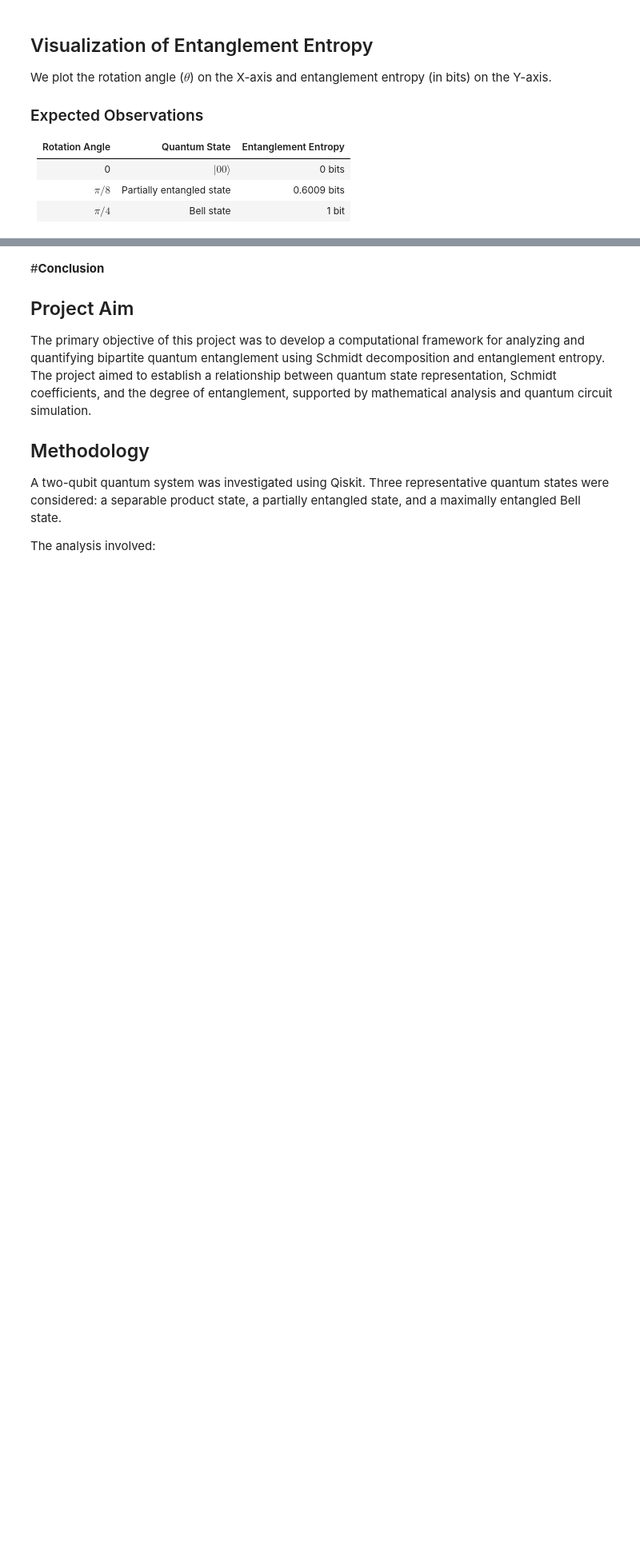
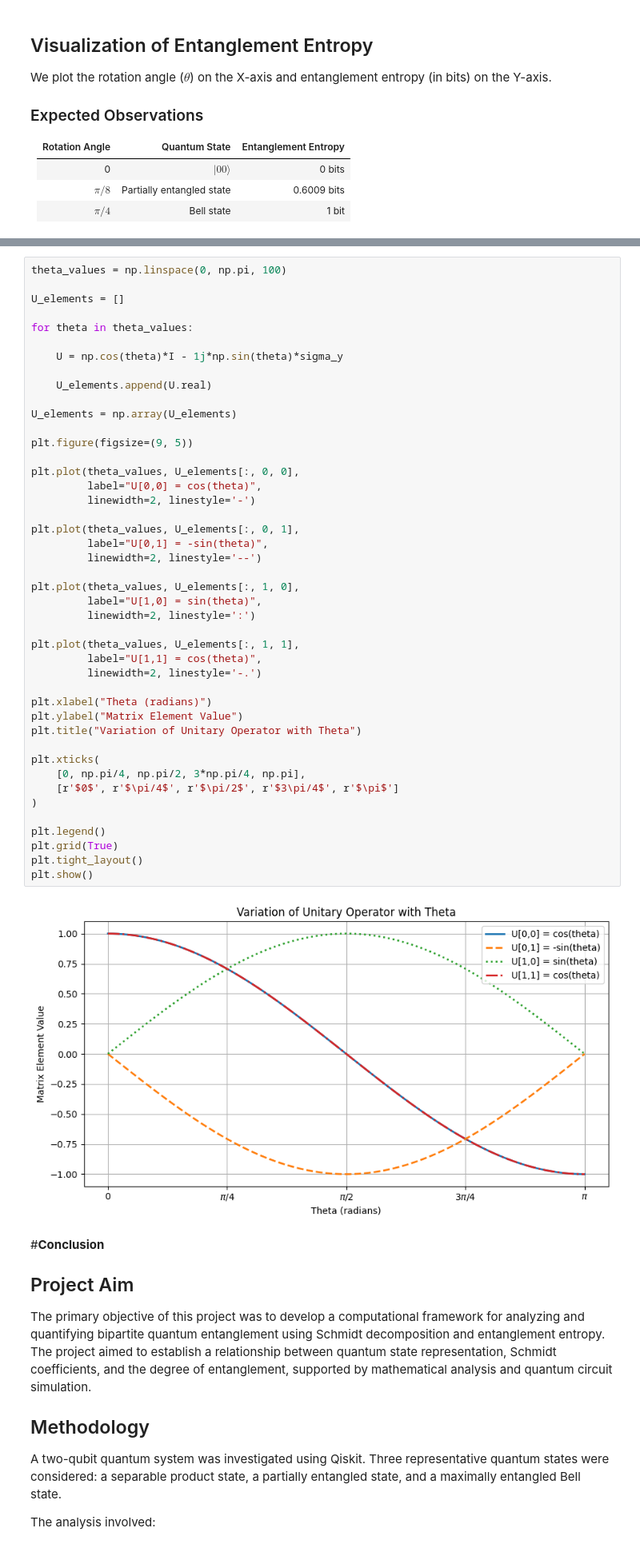
Before and after one commit to arc03/Quantum_Entanglement, a Jupyter notebook: Computational_Analysis_and_Quantification_of_Bipartite_Quantum_Entanglement_Using_Schmidt_Decomposition_and_Entanglement_Entropy.ipynb, the cells around one changed output, grey strips where cells are left out. Shown at 80% size. Drawn from its saved outputs; the diff is of its cells as text; blank space fills up the shorter version.

```diff
--- a/Computational_Analysis_and_Quantification_of_Bipartite_Quantum_Entanglement_Using_Schmidt_Decomposition_and_Entanglement_Entropy.ipynb
+++ b/Computational_Analysis_and_Quantification_of_Bipartite_Quantum_Entanglement_Using_Schmidt_Decomposition_and_Entanglement_Entropy.ipynb
@@ -1049,3 +1202,49 @@ We plot the rotation angle ($\theta$) on the X-axis and entanglement entropy (in
+# %%
+theta_values = np.linspace(0, np.pi, 100)
+
+U_elements = []
+
+for theta in theta_values:
+
+    U = np.cos(theta)*I - 1j*np.sin(theta)*sigma_y
+
+    U_elements.append(U.real)
+
+U_elements = np.array(U_elements)
+
+plt.figure(figsize=(9, 5))
+
+plt.plot(theta_values, U_elements[:, 0, 0],
+         label="U[0,0] = cos(theta)",
+         linewidth=2, linestyle='-')
+
+plt.plot(theta_values, U_elements[:, 0, 1],
+         label="U[0,1] = -sin(theta)",
+         linewidth=2, linestyle='--')
+
+plt.plot(theta_values, U_elements[:, 1, 0],
+         label="U[1,0] = sin(theta)",
+         linewidth=2, linestyle=':')
+
+plt.plot(theta_values, U_elements[:, 1, 1],
+         label="U[1,1] = cos(theta)",
+         linewidth=2, linestyle='-.')
+
+plt.xlabel("Theta (radians)")
+plt.ylabel("Matrix Element Value")
+plt.title("Variation of Unitary Operator with Theta")
+
+plt.xticks(
+    [0, np.pi/4, np.pi/2, 3*np.pi/4, np.pi],
+    [r'$0$', r'$\pi/4$', r'$\pi/2$', r'$3\pi/4$', r'$\pi$']
+)
+
+plt.legend()
+plt.grid(True)
+plt.tight_layout()
+plt.show()
+# %% [output]
+[figure, added]
 # %% [markdown]
 #**Conclusion**
 
```
Also changed, not shown: parts of 7 cells of this notebook.
